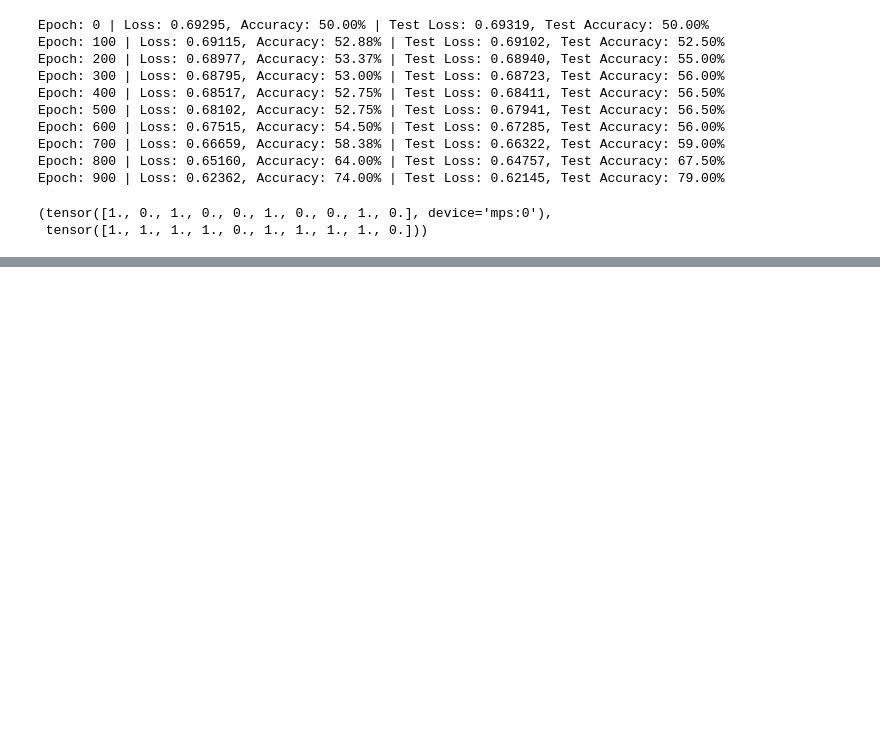
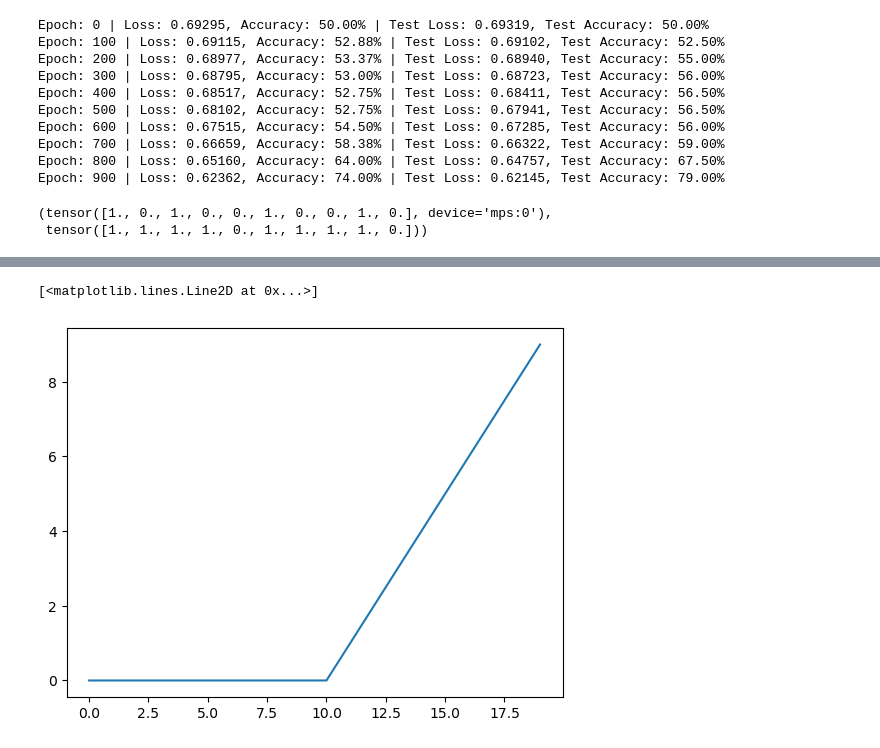
Before and after one commit to NamanSharma89/torchitup, a Jupyter notebook: practice/classification_nn.ipynb, the cells around one changed output, grey strips where cells are left out. Cells and saved outputs as stored; diff of their text form; code cells hidden in the pictures; blank space fills up the shorter version.

```diff
--- a/practice/classification_nn.ipynb
+++ b/practice/classification_nn.ipynb
@@ -536,0 +557,5 @@ plot_decision_boundary(model_3, X_test, y_test) # model_3 = has non-linearity
+# %%
+plt.plot(relu(A))
+# %% [output]
+[<matplotlib.lines.Line2D at 0x...>]
+[figure, added]
```
Also changed, not shown: parts of 10 cells of this notebook, 1 other file.
